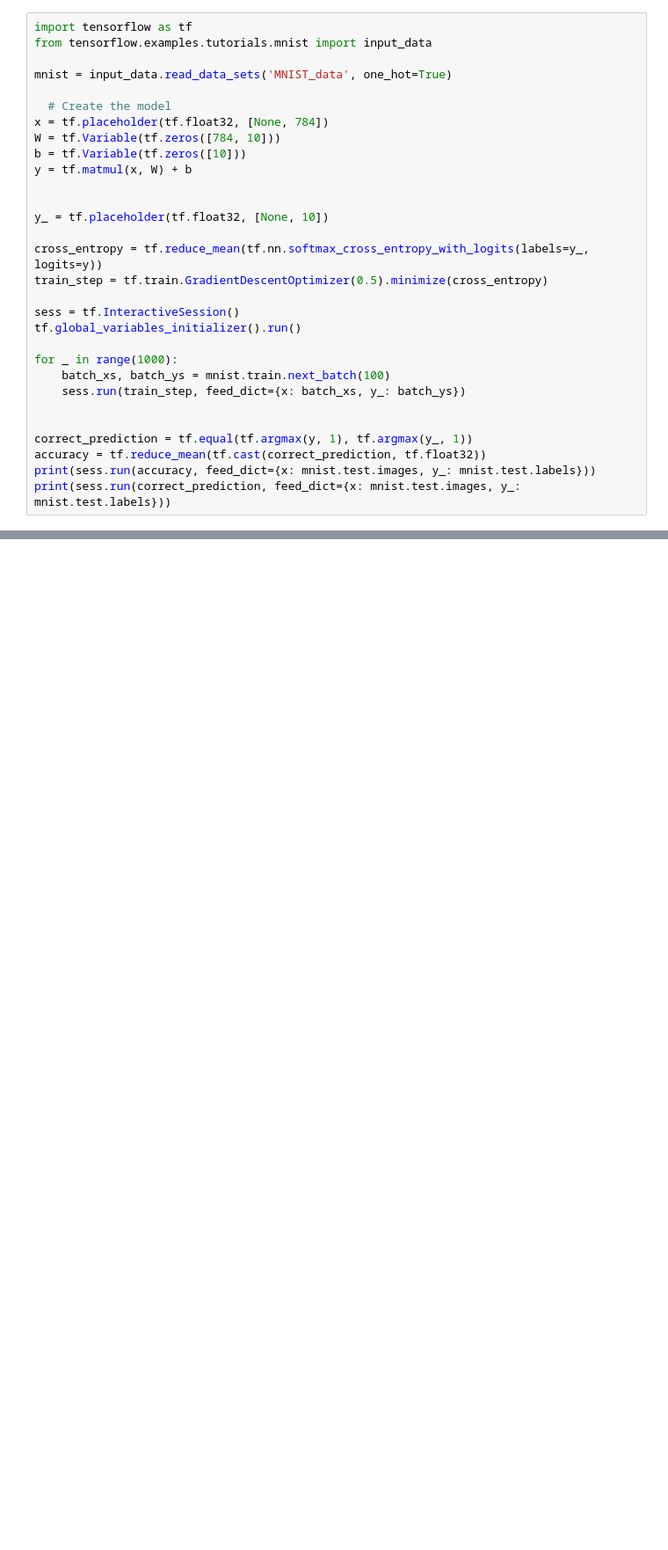
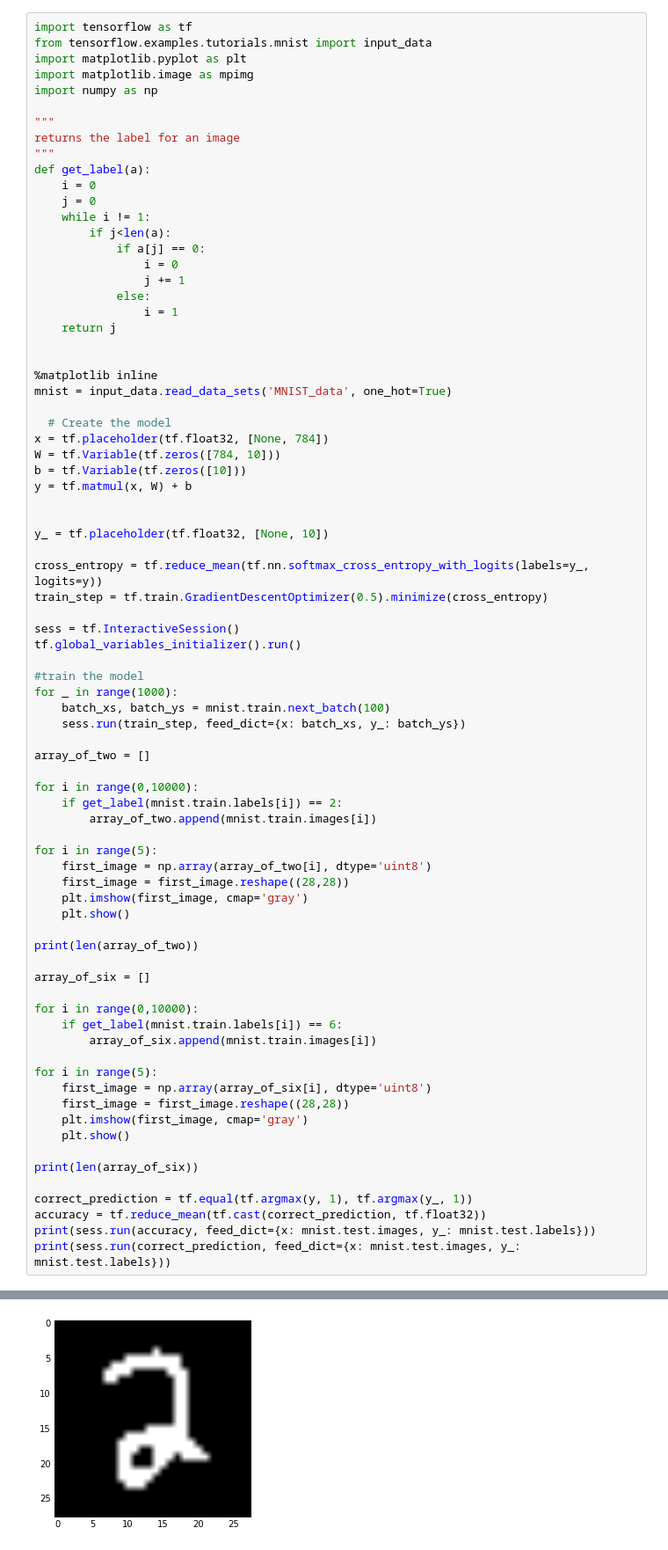
Before and after one commit to abizerjafferjee/500px_code_challenge, a Jupyter notebook: mnist_model.ipynb, the cells around one changed output, grey strips where cells are left out. Shown at 88% size. Saved outputs shown, nothing was run; the diff lists cells and outputs as text; blank space fills up the shorter version.

Commit message:
getting images for 2 and 6 from trained data set

```diff
--- a/mnist_model.ipynb
+++ b/mnist_model.ipynb
@@ -1,7 +1,27 @@
 # %%
 import tensorflow as tf
 from tensorflow.examples.tutorials.mnist import input_data
+import matplotlib.pyplot as plt
+import matplotlib.image as mpimg
+import numpy as np
 
+"""
+returns the label for an image
+"""
+def get_label(a):
+    i = 0
+    j = 0
+    while i != 1:
+        if j<len(a):
+            if a[j] == 0:
+                i = 0
+                j += 1
+            else:
+                i = 1
+    return j
+
+
+%matplotlib inline
 mnist = input_data.read_data_sets('MNIST_data', one_hot=True)
 
   # Create the model
@@ -19,10 +39,38 @@ train_step = tf.train.GradientDescentOptimizer(0.5).minimize(cross_entropy)
 sess = tf.InteractiveSession()
 tf.global_variables_initializer().run()
 
+#train the model
 for _ in range(1000):
     batch_xs, batch_ys = mnist.train.next_batch(100)
     sess.run(train_step, feed_dict={x: batch_xs, y_: batch_ys})
 
+array_of_two = []
+
+for i in range(0,10000):
+    if get_label(mnist.train.labels[i]) == 2:
+        array_of_two.append(mnist.train.images[i])
+
+for i in range(5):
+    first_image = np.array(array_of_two[i], dtype='uint8')
+    first_image = first_image.reshape((28,28))
+    plt.imshow(first_image, cmap='gray')
+    plt.show()
+
+print(len(array_of_two))
+
+array_of_six = []
+
+for i in range(0,10000):
+    if get_label(mnist.train.labels[i]) == 6:
+        array_of_six.append(mnist.train.images[i])
+
+for i in range(5):
+    first_image = np.array(array_of_six[i], dtype='uint8')
+    first_image = first_image.reshape((28,28))
+    plt.imshow(first_image, cmap='gray')
+    plt.show()
+
+print(len(array_of_six))
 
 correct_prediction = tf.equal(tf.argmax(y, 1), tf.argmax(y_, 1))
 accuracy = tf.reduce_mean(tf.cast(correct_prediction, tf.float32))
@@ -37,0 +84 @@ Extracting MNIST_data\t10k-labels-idx1-ubyte.gz
+[figure, added]
```
Also changed, not shown: parts of 1 cell of this notebook.
